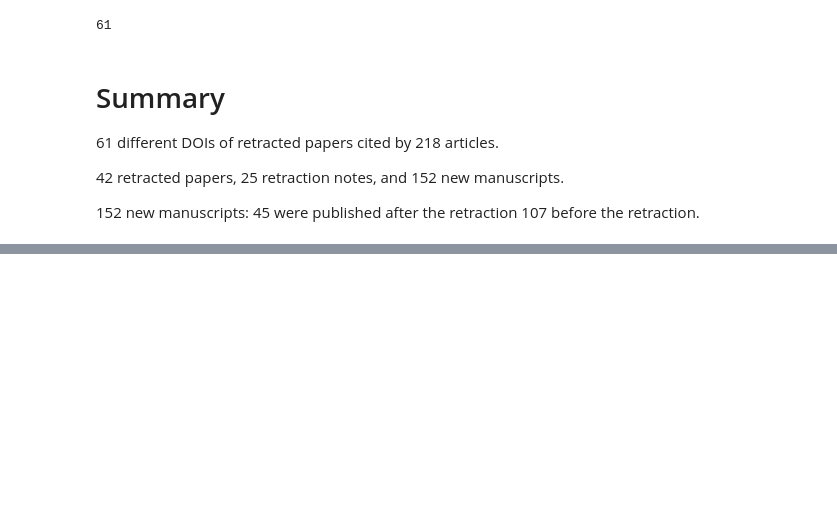
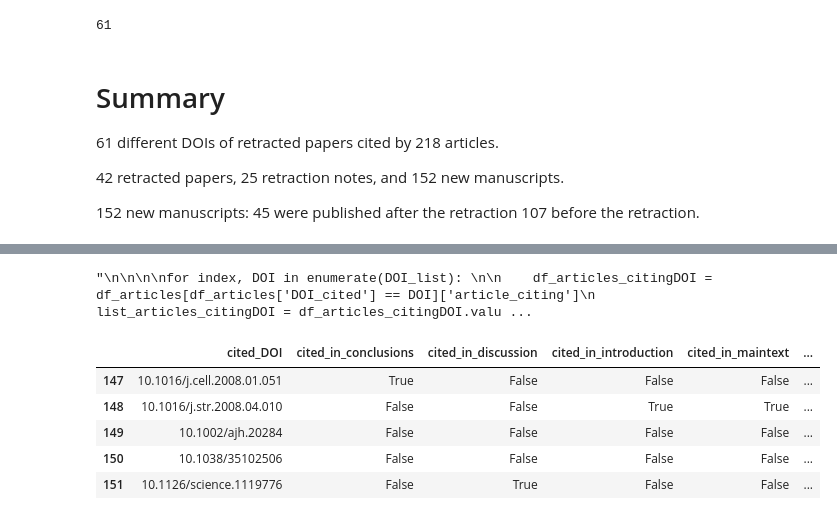
Before and after one commit to dciudadr/eLife_retractions, a Jupyter notebook: retractionwatc2h.ipynb, the cells around one changed output, grey strips where cells are left out. Drawn from its saved outputs; the diff is of its cells as text; code cells hidden in the pictures; blank space fills up the shorter version.

```diff
--- a/retractionwatc2h.ipynb
+++ b/retractionwatc2h.ipynb
@@ -507,0 +515,47 @@ len(df_Articles_before_after_retraction["DOI_cited"].unique())
+# %%
+import imp
+import sys
+sys.path.insert(0, "./modules")
+from modules import get_df_analise_section
+#imp.reload()
+
+list_DOI_cited = df_Articles_before_after_retraction.DOI_cited.unique()
+
+df = pd.DataFrame()
+for index, row in df_Articles_before_after_retraction.iterrows():
+    df_analysis_row = get_df_analise_section.get_df(row.DOI_cited, [row.article_citing])
+    df = df.append(df_analysis_row)
+
+"""
+for doi in list_DOI_cited[3:4]:
+    mask = df_Articles_before_after_retraction.DOI_cited == doi
+    mask2 = df_Articles_before_after_retraction.after_retraction == 1
+    list_text_articles = list(df_Articles_before_after_retraction[(mask)].article_citing)
+    df = get_df_analise_section.get_df(doi, list_text_articles)
+
+
+"""
+
+"""
+
+
+
+for index, DOI in enumerate(DOI_list):
+
+    df_articles_citingDOI = df_articles[df_articles['DOI_cited'] == DOI]['article_citing']
+    list_articles_citingDOI = df_articles_citingDOI.values.tolist()
+
+    df = get_df_analise_section.get_df(DOI, list_articles_citingDOI)
+"""
+# %% [output]
+"\n\n\n\nfor index, DOI in enumerate(DOI_list): \n\n    df_articles_citingDOI = df_articles[df_articles['DOI_cited'] == DOI]['article_citing']\n    list_articles_citingDOI = df_articles_citingDOI.valu ...
+# %%
+df = df.reset_index(drop = True)
+df.tail()
+# %% [output]
+|  | cited_DOI | cited_in_conclusions | cited_in_discussion | cited_in_introduction | cited_in_maintext | ... |
+| 147 | 10.1016/j.cell.2008.01.051 | True | False | False | False | ... |
+| 148 | 10.1016/j.str.2008.04.010 | False | False | True | True | ... |
+| 149 | 10.1002/ajh.20284 | False | False | False | False | ... |
+| 150 | 10.1038/35102506 | False | False | False | False | ... |
+| 151 | 10.1126/science.1119776 | False | True | False | False | ... |
```
Also changed, not shown: parts of 11 cells of this notebook, 3 other files.
